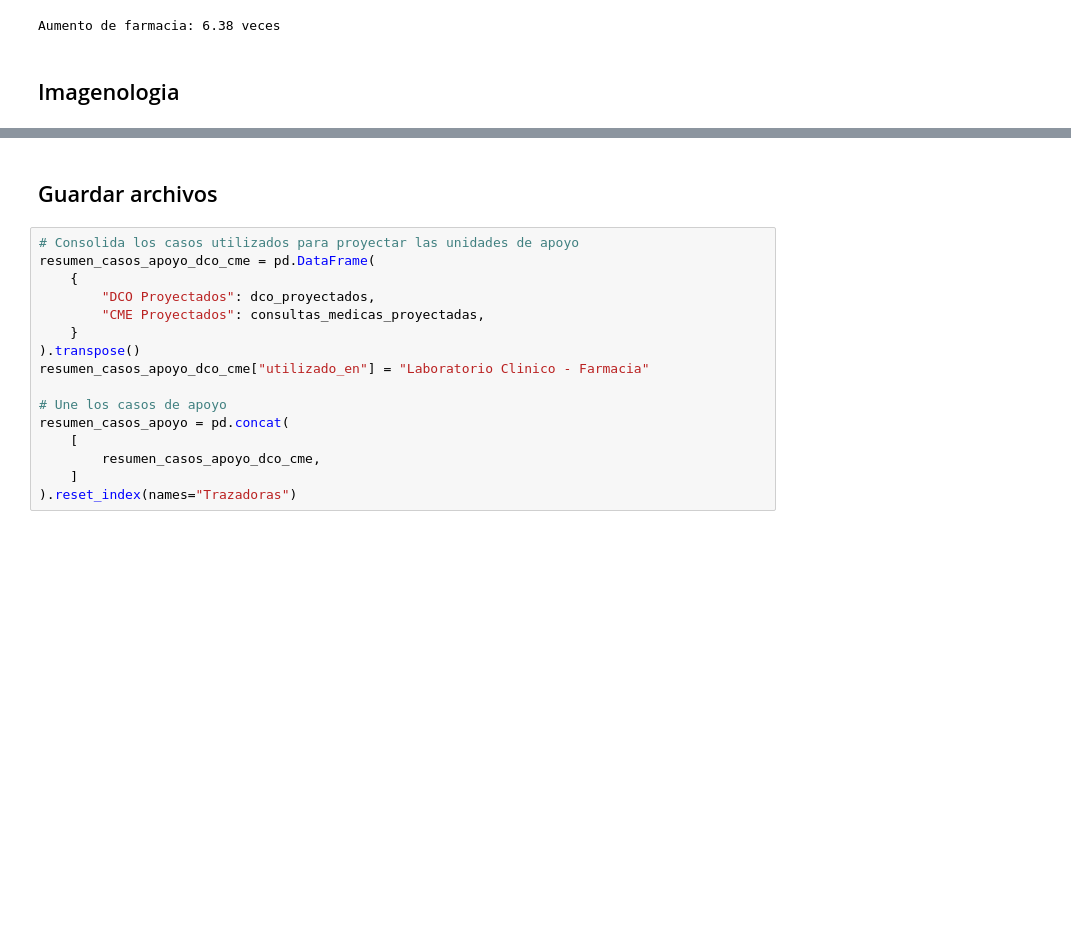
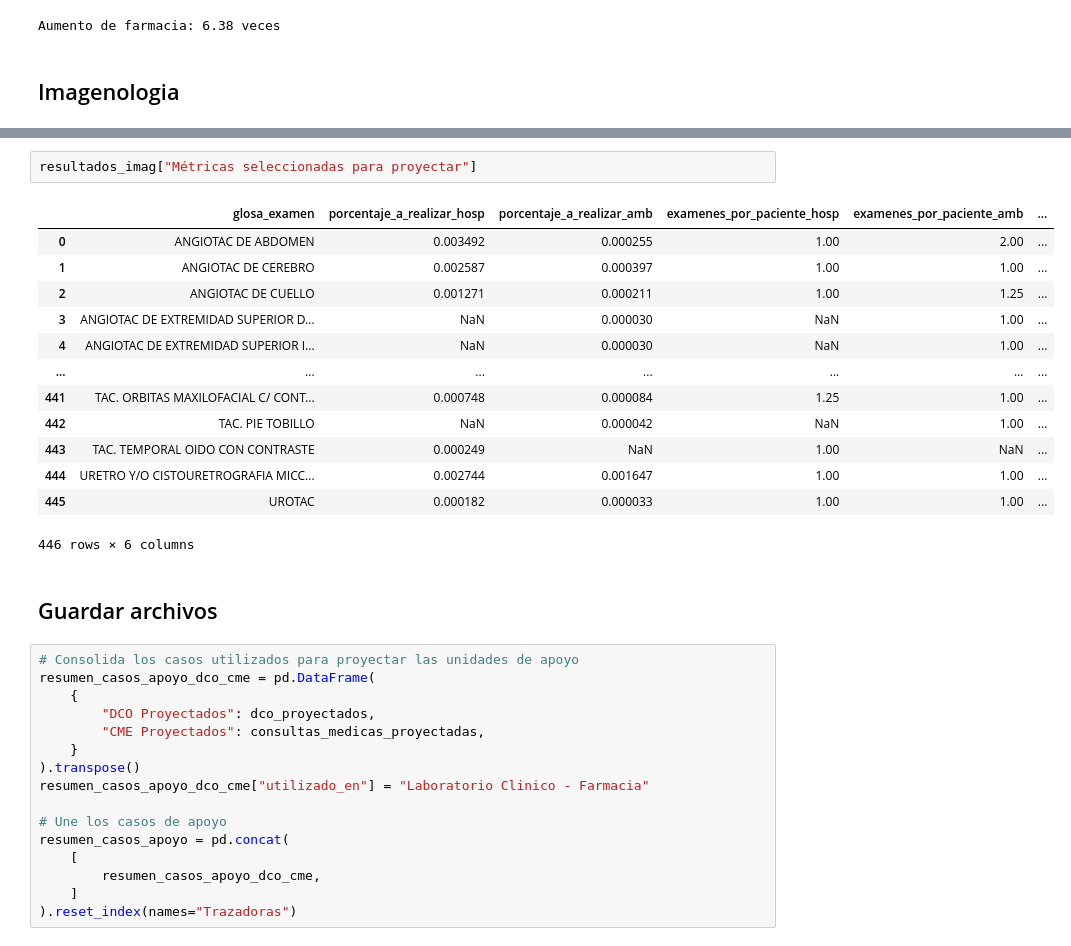
Before and after one commit to JavierRojas14/proyeccion-rdr, a Jupyter notebook: notebooks/6.0-jrb-support-units-percentajes.ipynb, the cells around one changed output, grey strips where cells are left out. Drawn from its saved outputs; the diff is of its cells as text; blank space fills up the shorter version.

```diff
--- a/notebooks/6.0-jrb-support-units-percentajes.ipynb
+++ b/notebooks/6.0-jrb-support-units-percentajes.ipynb
@@ -397,3 +399,19 @@ Aumento de Unidad: 1.94 veces
+# %%
+resultados_imag["Métricas seleccionadas para proyectar"]
+# %% [output]
+|  | glosa_examen | porcentaje_a_realizar_hosp | porcentaje_a_realizar_amb | examenes_por_paciente_hosp | examenes_por_paciente_amb | ... |
+| 0 | ANGIOTAC DE ABDOMEN | 0.003492 | 0.000255 | 1.00 | 2.00 | ... |
+| 1 | ANGIOTAC DE CEREBRO | 0.002587 | 0.000397 | 1.00 | 1.00 | ... |
+| 2 | ANGIOTAC DE CUELLO | 0.001271 | 0.000211 | 1.00 | 1.25 | ... |
+| 3 | ANGIOTAC DE EXTREMIDAD SUPERIOR D... | NaN | 0.000030 | NaN | 1.00 | ... |
+| 4 | ANGIOTAC DE EXTREMIDAD SUPERIOR I... | NaN | 0.000030 | NaN | 1.00 | ... |
+| ... | ... | ... | ... | ... | ... | ... |
+| 441 | TAC. ORBITAS MAXILOFACIAL C/ CONT... | 0.000748 | 0.000084 | 1.25 | 1.00 | ... |
+| 442 | TAC. PIE TOBILLO | NaN | 0.000042 | NaN | 1.00 | ... |
+| 443 | TAC. TEMPORAL OIDO CON CONTRASTE | 0.000249 | NaN | 1.00 | NaN | ... |
+| 444 | URETRO Y/O CISTOURETROGRAFIA MICC... | 0.002744 | 0.001647 | 1.00 | 1.00 | ... |
+| 445 | UROTAC | 0.000182 | 0.000033 | 1.00 | 1.00 | ... |
+446 rows × 6 columns
 # %% [markdown]
 ## Guardar archivos
 # %%
```
Also changed, not shown: parts of 1 cell of this notebook, 1 other file.
